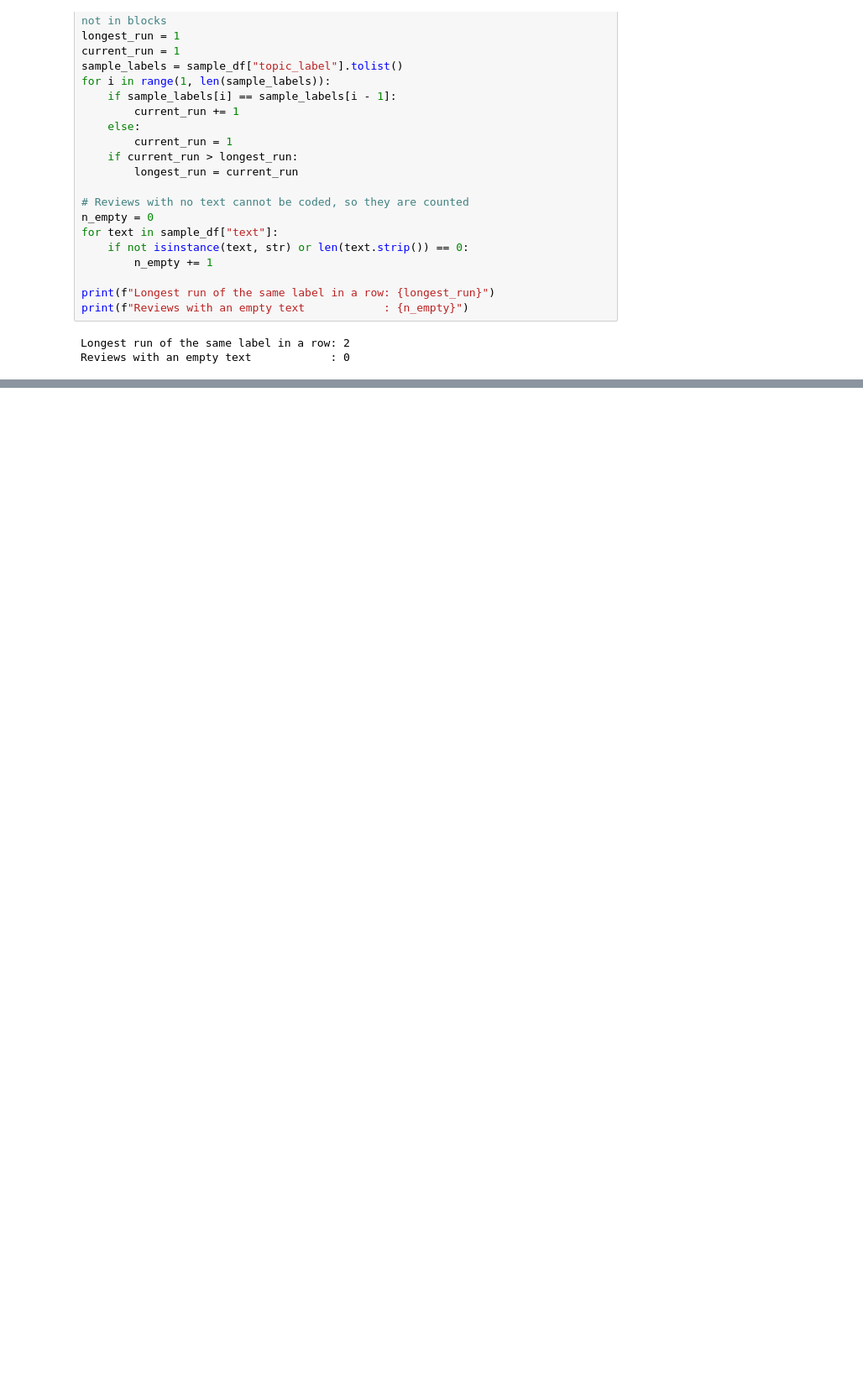
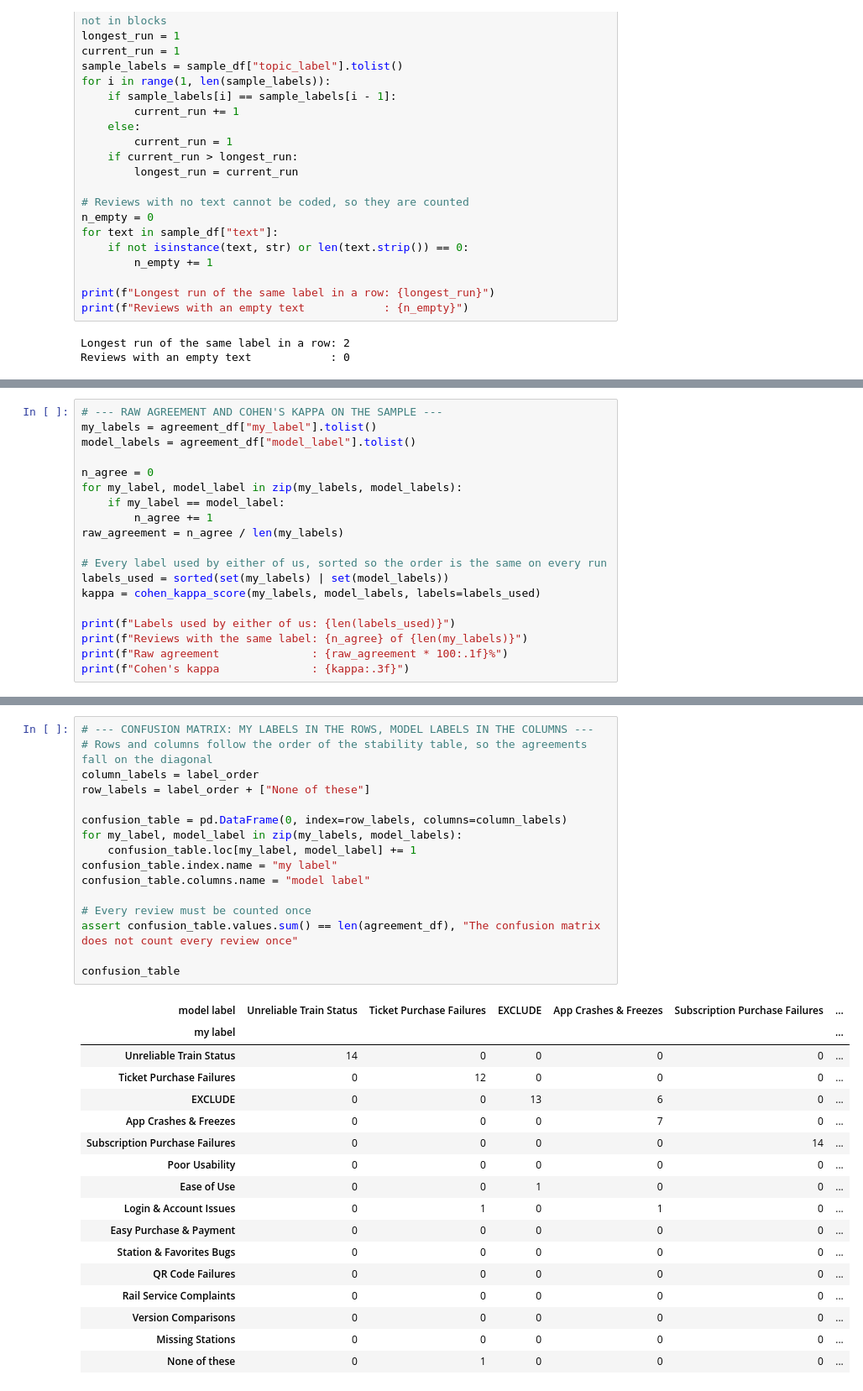
Before and after one commit to paolotroia-datavizlab/trenord-reviews-bertopic, a Jupyter notebook: notebooks/08_label_validation.ipynb, the cells around one changed output, grey strips where cells are left out. Shown at 84% size. Cells and saved outputs as stored; diff of their text form; blank space fills up the shorter version.

```diff
--- a/notebooks/08_label_validation.ipynb
+++ b/notebooks/08_label_validation.ipynb
@@ -469,0 +552,19 @@ The sample is coded by hand in `labeling/validation_sample.xlsx`: one label per
+# %%
+# --- RAW AGREEMENT AND COHEN'S KAPPA ON THE SAMPLE ---
+my_labels = agreement_df["my_label"].tolist()
+model_labels = agreement_df["model_label"].tolist()
+
+n_agree = 0
+for my_label, model_label in zip(my_labels, model_labels):
+    if my_label == model_label:
+        n_agree += 1
+raw_agreement = n_agree / len(my_labels)
+
+# Every label used by either of us, sorted so the order is the same on every run
+labels_used = sorted(set(my_labels) | set(model_labels))
+kappa = cohen_kappa_score(my_labels, model_labels, labels=labels_used)
+
+print(f"Labels used by either of us: {len(labels_used)}")
+print(f"Reviews with the same label: {n_agree} of {len(my_labels)}")
+print(f"Raw agreement              : {raw_agreement * 100:.1f}%")
+print(f"Cohen's kappa              : {kappa:.3f}")
@@ -469,0 +701,34 @@ The sample is coded by hand in `labeling/validation_sample.xlsx`: one label per
+# %%
+# --- CONFUSION MATRIX: MY LABELS IN THE ROWS, MODEL LABELS IN THE COLUMNS ---
+# Rows and columns follow the order of the stability table, so the agreements fall on the diagonal
+column_labels = label_order
+row_labels = label_order + ["None of these"]
+
+confusion_table = pd.DataFrame(0, index=row_labels, columns=column_labels)
+for my_label, model_label in zip(my_labels, model_labels):
+    confusion_table.loc[my_label, model_label] += 1
+confusion_table.index.name = "my label"
+confusion_table.columns.name = "model label"
+
+# Every review must be counted once
+assert confusion_table.values.sum() == len(agreement_df), "The confusion matrix does not count every review once"
+
+confusion_table
+# %% [output]
+| model label | Unreliable Train Status | Ticket Purchase Failures | EXCLUDE | App Crashes & Freezes | Subscription Purchase Failures | ... |
+| my label |  |  |  |  |  | ... |
+| Unreliable Train Status | 14 | 0 | 0 | 0 | 0 | ... |
+| Ticket Purchase Failures | 0 | 12 | 0 | 0 | 0 | ... |
+| EXCLUDE | 0 | 0 | 13 | 6 | 0 | ... |
+| App Crashes & Freezes | 0 | 0 | 0 | 7 | 0 | ... |
+| Subscription Purchase Failures | 0 | 0 | 0 | 0 | 14 | ... |
+| Poor Usability | 0 | 0 | 0 | 0 | 0 | ... |
+| Ease of Use | 0 | 0 | 1 | 0 | 0 | ... |
+| Login & Account Issues | 0 | 1 | 0 | 1 | 0 | ... |
+| Easy Purchase & Payment | 0 | 0 | 0 | 0 | 0 | ... |
+| Station & Favorites Bugs | 0 | 0 | 0 | 0 | 0 | ... |
+| QR Code Failures | 0 | 0 | 0 | 0 | 0 | ... |
+| Rail Service Complaints | 0 | 0 | 0 | 0 | 0 | ... |
+| Version Comparisons | 0 | 0 | 0 | 0 | 0 | ... |
+| Missing Stations | 0 | 0 | 0 | 0 | 0 | ... |
+| None of these | 0 | 1 | 0 | 0 | 0 | ... |
```
Also changed, not shown: parts of 24 cells of this notebook, 4 other files.
